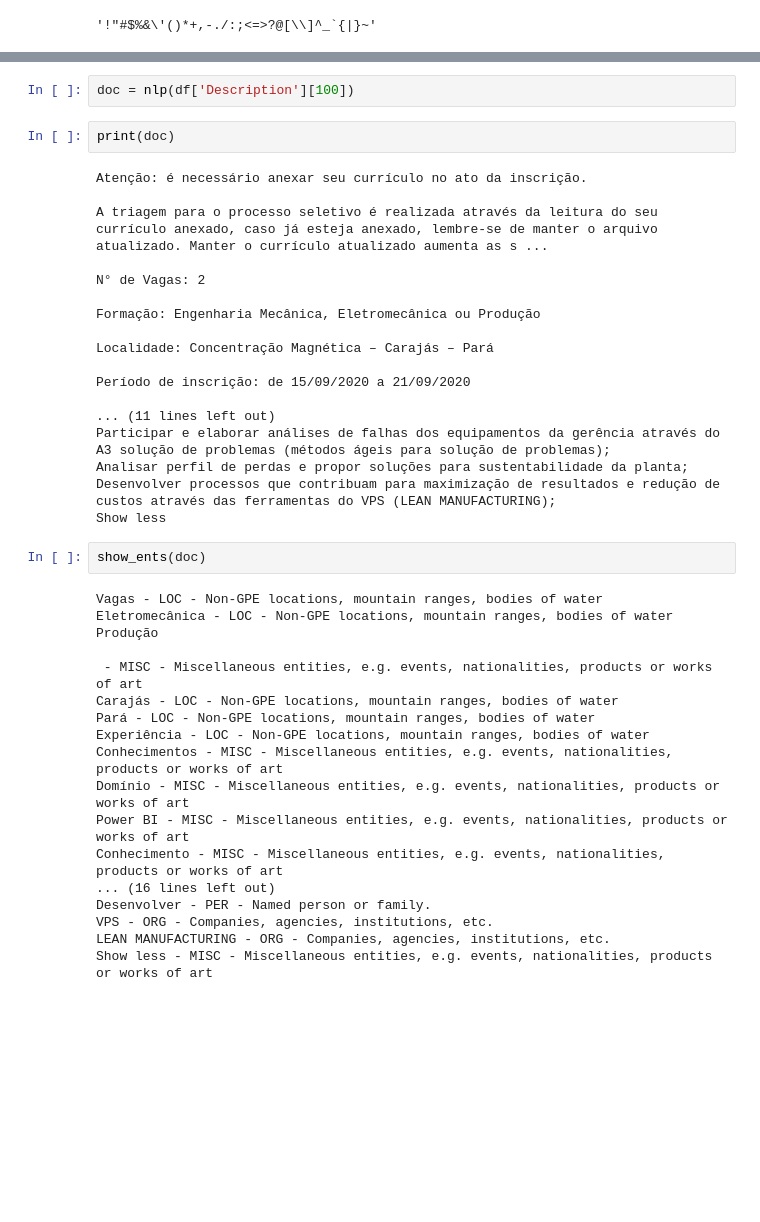
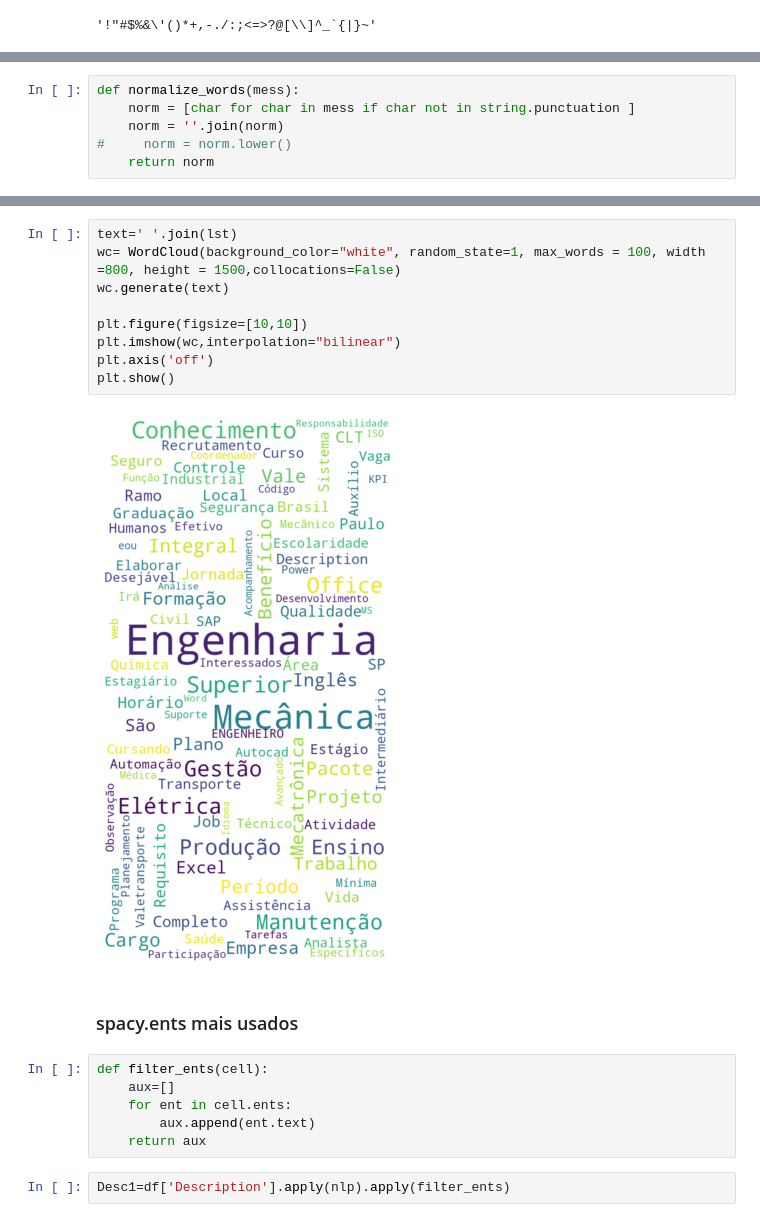
Before and after one commit to marcellohro-hub/Linkedin_scraping-and-analysis, a Jupyter notebook: Analysis.ipynb, the cells around one changed output, grey strips where cells are left out. Cells and saved outputs as stored; diff of their text form; blank space fills up the shorter version.

```diff
--- a/Analysis.ipynb
+++ b/Analysis.ipynb
@@ -251 +220,7 @@ def text_process(mess):
+# %%
+def normalize_words(mess):
+    norm = [char for char in mess if char not in string.punctuation ]
+    norm = ''.join(norm)
+#     norm = norm.lower()
+    return norm
 # %%
@@ -432,42 +292,21 @@ def show_ents(doc):
-# %%
-doc = nlp(df['Description'][100])
-# %%
-print(doc)
-# %% [output]
-Atenção: é necessário anexar seu currículo no ato da inscrição.
-
-A triagem para o processo seletivo é realizada através da leitura do seu currículo anexado, caso já esteja anexado, lembre-se de manter o arquivo atualizado. Manter o currículo atualizado aumenta as s ...
-
-N° de Vagas: 2
-
-Formação: Engenharia Mecânica, Eletromecânica ou Produção
-
-Localidade: Concentração Magnética – Carajás – Pará
-
-Período de inscrição: de 15/09/2020 a 21/09/2020
-
-... (11 lines left out)
-Participar e elaborar análises de falhas dos equipamentos da gerência através do A3 solução de problemas (métodos ágeis para solução de problemas);
-Analisar perfil de perdas e propor soluções para sustentabilidade da planta;
-Desenvolver processos que contribuam para maximização de resultados e redução de custos através das ferramentas do VPS (LEAN MANUFACTURING);
-Show less
-# %%
-show_ents(doc)
-# %% [output]
-Vagas - LOC - Non-GPE locations, mountain ranges, bodies of water
-Eletromecânica - LOC - Non-GPE locations, mountain ranges, bodies of water
-Produção
-
- - MISC - Miscellaneous entities, e.g. events, nationalities, products or works of art
-Carajás - LOC - Non-GPE locations, mountain ranges, bodies of water
-Pará - LOC - Non-GPE locations, mountain ranges, bodies of water
-Experiência - LOC - Non-GPE locations, mountain ranges, bodies of water
-Conhecimentos - MISC - Miscellaneous entities, e.g. events, nationalities, products or works of art
-Domínio - MISC - Miscellaneous entities, e.g. events, nationalities, products or works of art
-Power BI - MISC - Miscellaneous entities, e.g. events, nationalities, products or works of art
-Conhecimento - MISC - Miscellaneous entities, e.g. events, nationalities, products or works of art
-... (16 lines left out)
-Desenvolver - PER - Named person or family.
-VPS - ORG - Companies, agencies, institutions, etc.
-LEAN MANUFACTURING - ORG - Companies, agencies, institutions, etc.
-Show less - MISC - Miscellaneous entities, e.g. events, nationalities, products or works of art
+# %%
+text=' '.join(lst)
+wc= WordCloud(background_color="white", random_state=1, max_words = 100, width =800, height = 1500,collocations=False)
+wc.generate(text)
+
+plt.figure(figsize=[10,10])
+plt.imshow(wc,interpolation="bilinear")
+plt.axis('off')
+plt.show()
+# %% [output]
+[figure, added]
+# %% [markdown]
+### spacy.ents mais usados
+# %%
+def filter_ents(cell):
+    aux=[]
+    for ent in cell.ents:
+        aux.append(ent.text)
+    return aux
+# %%
+Desc1=df['Description'].apply(nlp).apply(filter_ents)
```
Also changed, not shown: parts of 52 cells of this notebook.
